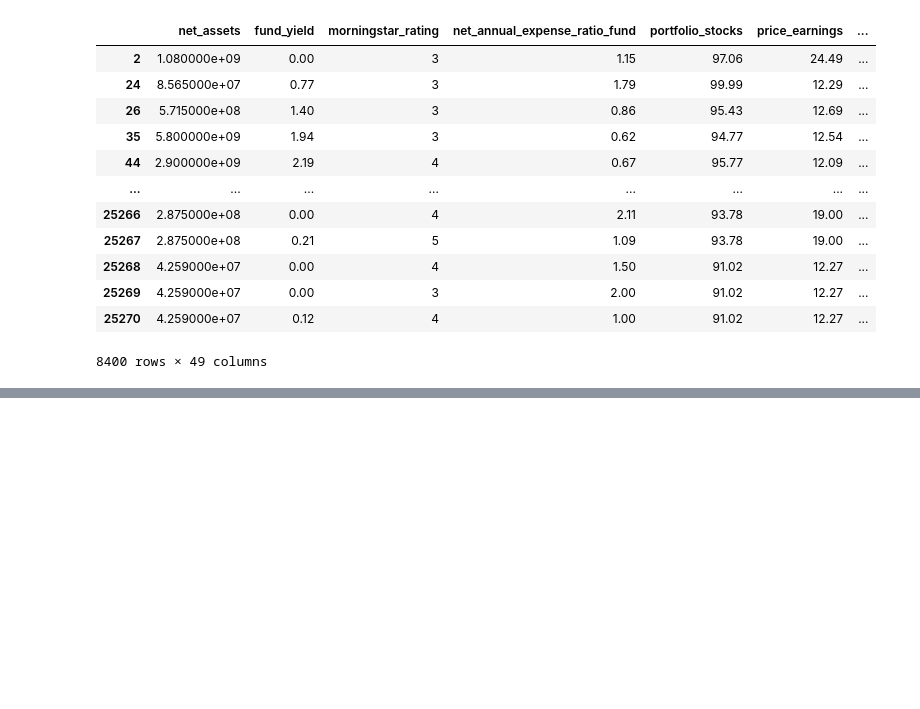
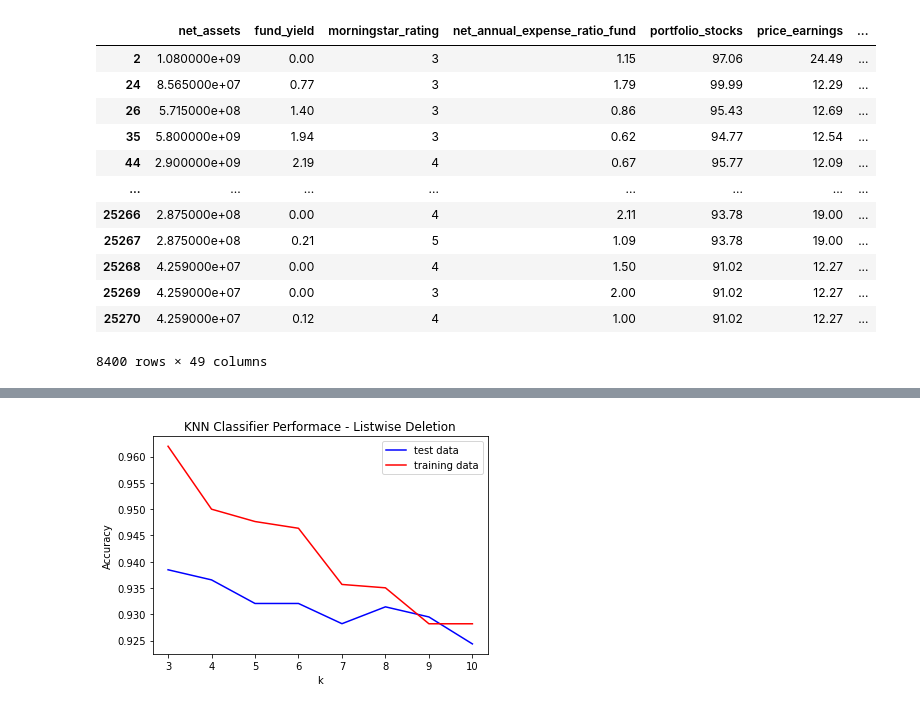
Before and after one commit to somjadhav/mutualfunds, a Jupyter notebook: main.ipynb, the cells around one changed output, grey strips where cells are left out. Drawn from its saved outputs; the diff is of its cells as text; code cells hidden in the pictures; blank space fills up the shorter version.

```diff
--- a/main.ipynb
+++ b/main.ipynb
@@ -109,0 +93,39 @@ print(knn.score(X,y))
+# %%
+accuracy_test = []
+accuracy_train = []
+
+df_mf2 = pd.concat([df_mf,s_rets],axis=1)
+df_mf2 = df_mf2.dropna()
+
+s_rets2 = df_mf2['fund_return_10years']
+df_mf2 = df_mf2.drop('fund_return_10years',axis=1)
+X_train, X_test, y_train, y_test = train_test_split(df_mf2, s_rets2, test_size=0.25, random_state=42)
+
+
+X_train.reset_index(inplace=True,drop=True)
+X_test.reset_index(inplace=True,drop=True)
+# %%
+for val in k_values:
+
+    scaler = MinMaxScaler()
+    X_train_scaled = scaler.fit_transform(X_train.to_numpy())
+    X_test_scaled = scaler.transform(X_test.to_numpy())
+
+    knn = KNeighborsClassifier(n_neighbors = val,n_jobs=-1)
+    knn.fit(X_train_scaled, y_train.to_numpy())
+
+    acc_test = knn.score(X_test_scaled,y_test.to_numpy())
+    accuracy_test.append(acc_test)
+
+    acc_train = knn.score(X_train_scaled,y_train.to_numpy())
+    accuracy_train.append(acc_train)
+
+plt.plot(k_values,accuracy_test,color='blue',label='test data')
+plt.plot(k_values,accuracy_train,color='red',label='training data')
+plt.legend(loc="upper right")
+plt.title('KNN Classifier Performace - Listwise Deletion')
+plt.xlabel('k')
+plt.ylabel('Accuracy')
+plt.show()
+# %% [output]
+[figure, added]
```
Also changed, not shown: parts of 5 cells of this notebook, 1 other file.
